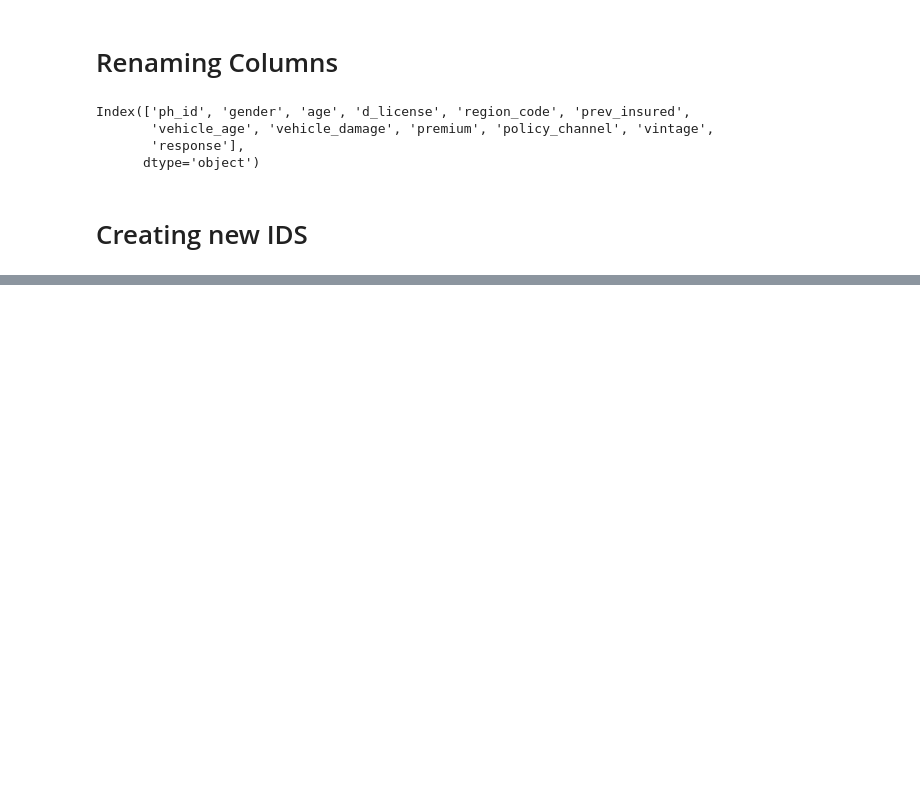
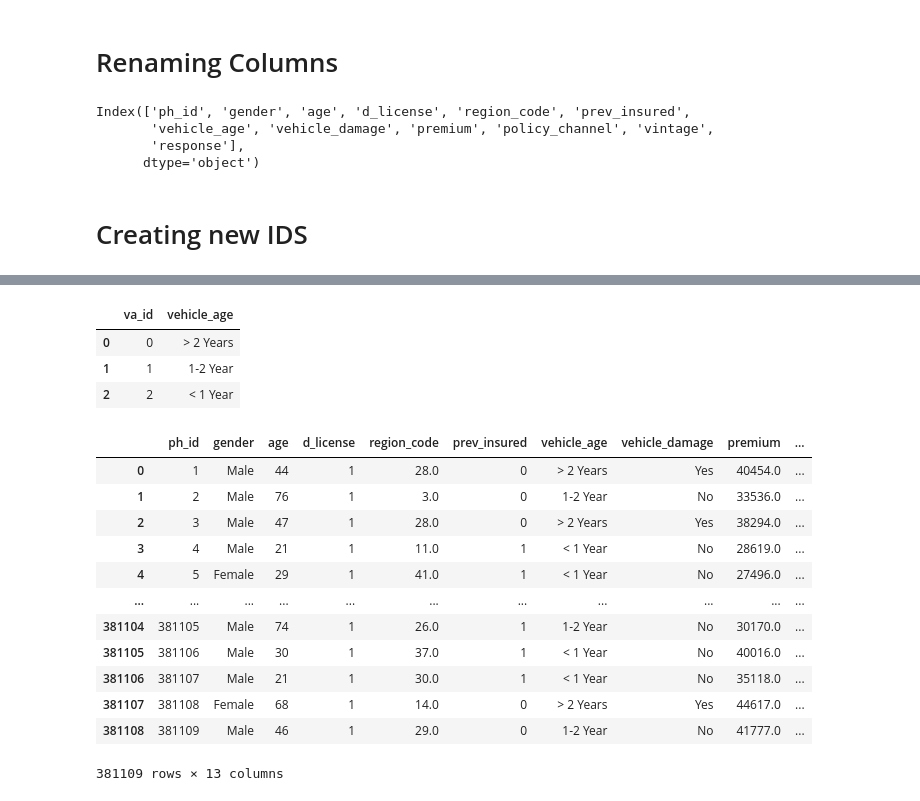
Before and after one commit to The-DigitalAcademy/Vehicle_Insurance, a Jupyter notebook: importdata_query.ipynb, the cells around one changed output, grey strips where cells are left out. Saved outputs shown, nothing was run; the diff lists cells and outputs as text; code cells hidden in the pictures; blank space fills up the shorter version.

```diff
--- a/importdata_query.ipynb
+++ b/importdata_query.ipynb
@@ -8,7 +9,7 @@ database_url = "postgresql://dylan:super123duper@129.232.211.166:5432/vehicle_in
 
 engine = create_engine(database_url)
 # %%
-insurance = pd.read_csv('/Users/tshmacm1167/Desktop/Vehicle_Insurance/INSURANCE_.csv')
+insurance = pd.read_csv('/Users/macbook/Desktop/Vehicle_Insurance/INSURANCE_.csv')
 # %%
 insurance.columns
 # %% [output]
@@ -89,0 +265,69 @@ gender
+# %%
+vehicle_age = insurance['vehicle_age'].unique()
+
+vehicle_age = pd.DataFrame(vehicle_age, columns=['vehicle_age'])
+
+vehicle_age = vehicle_age.reset_index()
+
+vehicle_age.rename(columns={'index':'va_id'}, inplace=True)
+vehicle_age
+
+# PostgreSQL Connection
+DATABASE_URL = "postgresql://dylan:super123duper@129.232.211.166:5432/vehicle_insurancedb"
+
+# Create a database connection
+engine = create_engine(DATABASE_URL)
+
+conn = engine.connect()
+
+conn.begin()
+
+# Connect to PostgreSQL
+with engine.connect() as conn:
+    for _, row in vehicle_age.iterrows():
+        sql = text("""
+            INSERT INTO vehicle_age (va_id, vehicle_age)
+            VALUES (:va_id, :vehicle_age)
+            ON CONFLICT (va_id) DO NOTHING
+        """)
+        conn.execute(sql, {"va_id": row["va_id"], "vehicle_age": row["vehicle_age"]})
+    conn.commit()
+# Commit and Close Connection
+conn.close()
+
+vehicle_age
+# %% [output]
+|  | va_id | vehicle_age |
+| 0 | 0 | > 2 Years |
+| 1 | 1 | 1-2 Year |
+| 2 | 2 | < 1 Year |
+# %%
+def putidforage(x):
+    if x == "> 2 Years":
+        age = 0
+    elif x == '1-2 Year':
+        age = 1
+    elif x == "< 1 Year":
+        age = 2
+    else:
+        age = "old"
+
+    return age
+
+insurance['va_id'] = insurance['vehicle_age'].apply(putidforage)
+
+insurance
+# %% [output]
+|  | ph_id | gender | age | d_license | region_code | prev_insured | vehicle_age | vehicle_damage | premium | ... |
+| 0 | 1 | Male | 44 | 1 | 28.0 | 0 | > 2 Years | Yes | 40454.0 | ... |
+| 1 | 2 | Male | 76 | 1 | 3.0 | 0 | 1-2 Year | No | 33536.0 | ... |
+| 2 | 3 | Male | 47 | 1 | 28.0 | 0 | > 2 Years | Yes | 38294.0 | ... |
+| 3 | 4 | Male | 21 | 1 | 11.0 | 1 | < 1 Year | No | 28619.0 | ... |
+| 4 | 5 | Female | 29 | 1 | 41.0 | 1 | < 1 Year | No | 27496.0 | ... |
+| ... | ... | ... | ... | ... | ... | ... | ... | ... | ... | ... |
+| 381104 | 381105 | Male | 74 | 1 | 26.0 | 1 | 1-2 Year | No | 30170.0 | ... |
+| 381105 | 381106 | Male | 30 | 1 | 37.0 | 1 | < 1 Year | No | 40016.0 | ... |
+| 381106 | 381107 | Male | 21 | 1 | 30.0 | 1 | < 1 Year | No | 35118.0 | ... |
+| 381107 | 381108 | Female | 68 | 1 | 14.0 | 0 | > 2 Years | Yes | 44617.0 | ... |
+| 381108 | 381109 | Male | 46 | 1 | 29.0 | 0 | 1-2 Year | No | 41777.0 | ... |
+381109 rows × 13 columns
```
Also changed, not shown: parts of 10 cells of this notebook.
